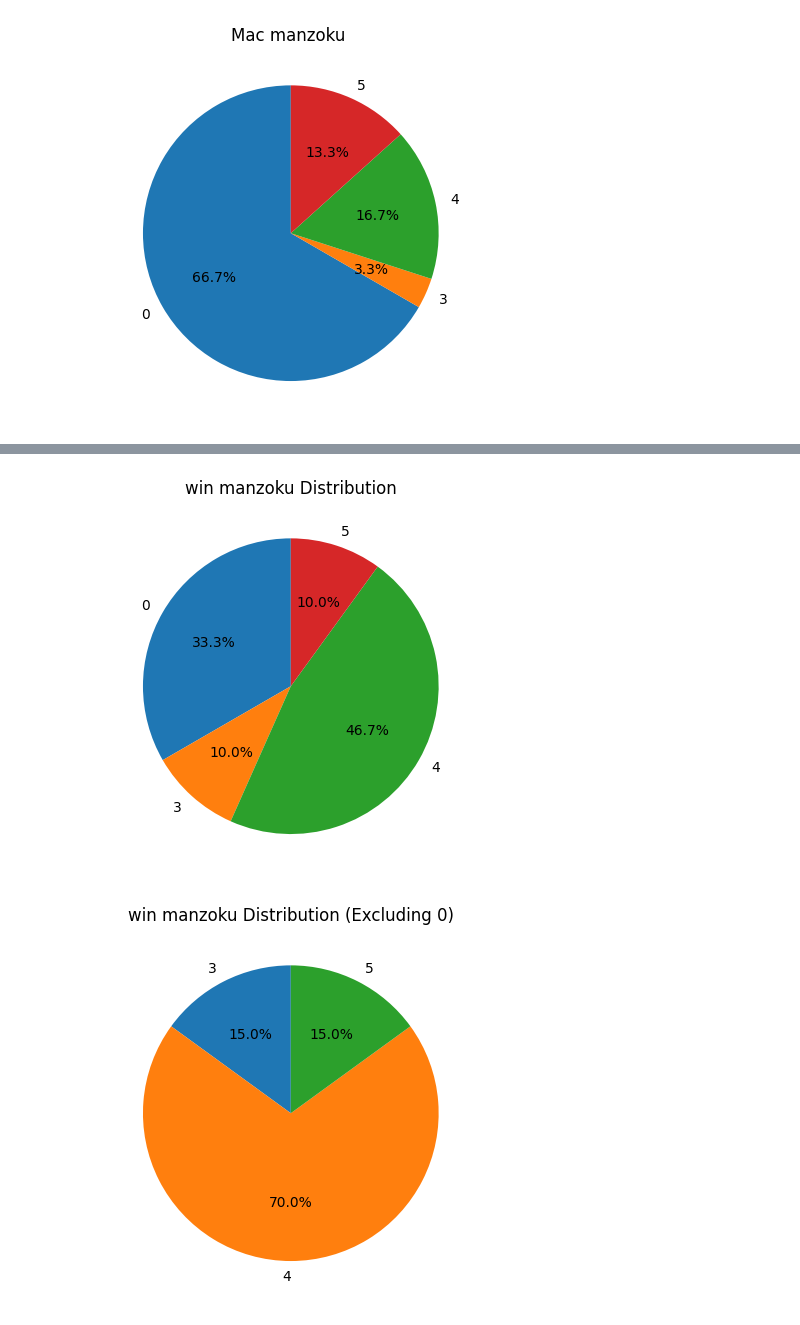
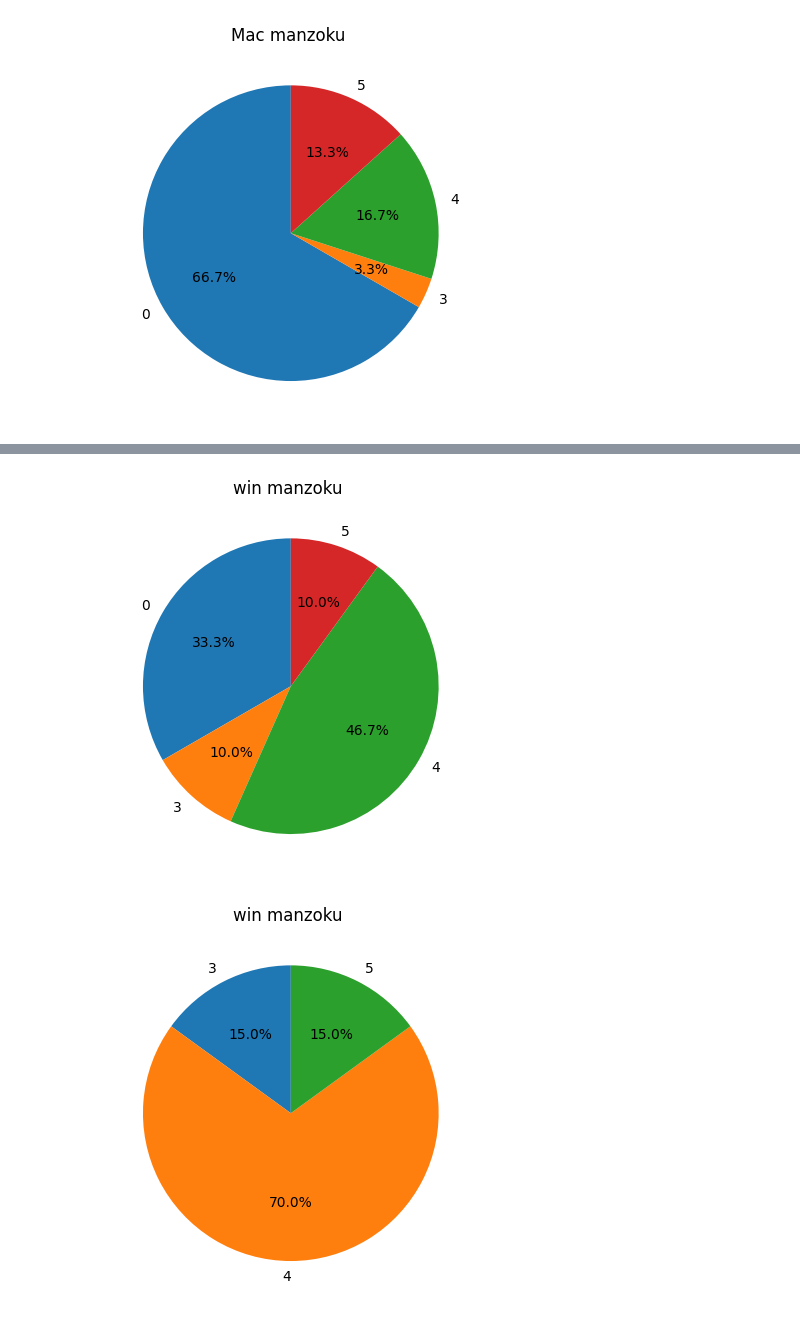
Before and after one commit to KotaroMinai/dsp-last, a Jupyter notebook: mackbook.ipynb, the cells around one changed output, grey strips where cells are left out. Drawn from its saved outputs; the diff is of its cells as text; code cells hidden in the pictures.

```diff
--- a/mackbook.ipynb
+++ b/mackbook.ipynb
@@ -364,4 +365,5 @@ con.close()
 # %%
+# windowsの満足度(欠損地除去前)
 import matplotlib.pyplot as plt
 
 # データベースに接続
@@ -377,33 +379,34 @@ labels, counts = zip(*data)
 
 # グラフの描画
 plt.pie(counts, labels=labels, autopct='%1.1f%%', startangle=90)
-plt.title('win manzoku Distribution')
+plt.title('win manzoku ')
 plt.show()
 
 # DBへの接続を閉じる
 con.close()
 # %% [output]
-[figure, old version]
+[figure, new version]
 # %%
+# windowsの満足度(欠損地除去後)
 import matplotlib.pyplot as plt
 
 # データベースに接続
 con = sqlite3.connect('pc_data.db')
 cur = con.cursor()
 
 # データベースからデータを取得 (0以外の値を取得)
 cur.execute("SELECT \"win manzoku\", COUNT(*) FROM pc WHERE \"win manzoku\" != 0 GROUP BY \"win manzoku\";")
 data = cur.fetchall()
 
 # データの処理
 labels, counts = zip(*data)
 
 # グラフの描画
 plt.pie(counts, labels=labels, autopct='%1.1f%%', startangle=90)
-plt.title('win manzoku Distribution (Excluding 0)')
+plt.title('win manzoku ')
 plt.show()
 
 # DBへの接続を閉じる
 con.close()
 # %% [output]
-[figure, old version]
+[figure, new version]
```
Also changed, not shown: parts of 3 cells of this notebook.
